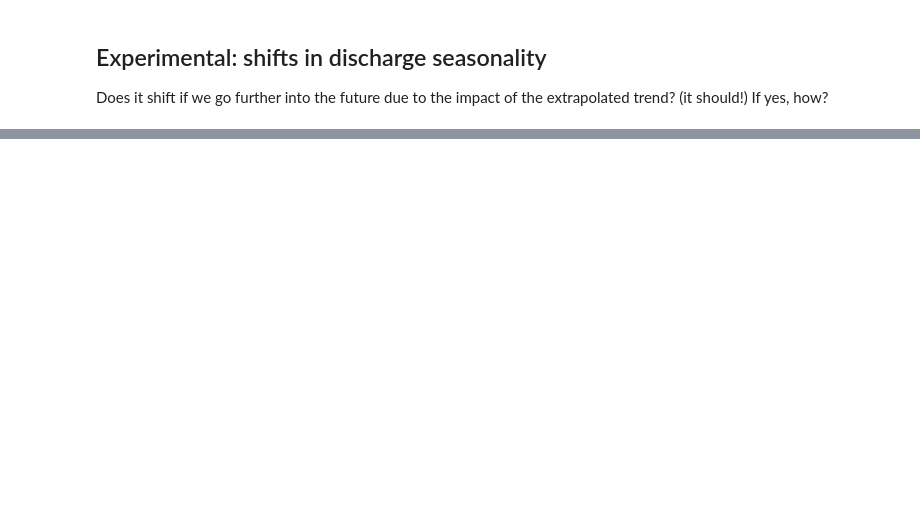
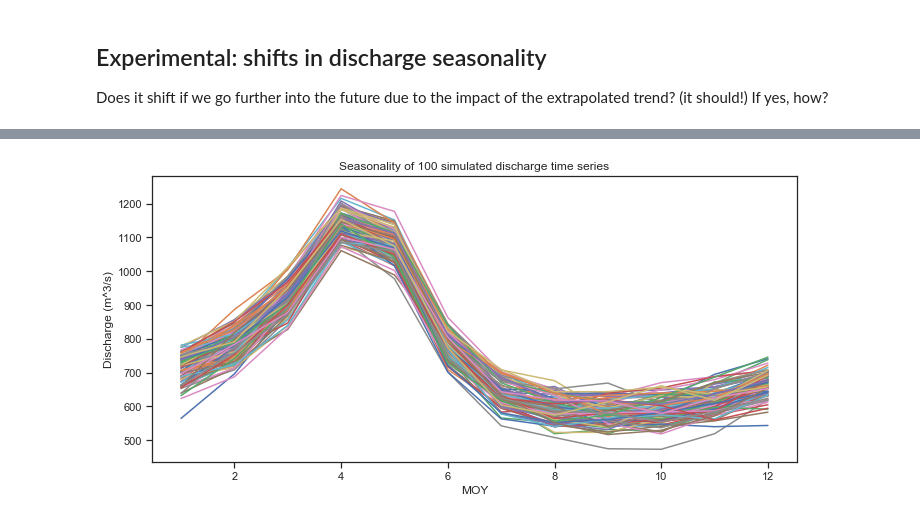
Before and after one commit to derpyninja/cciwr, a Jupyter notebook: monte_carlo_simulation.ipynb, the cells around one changed output, grey strips where cells are left out. Drawn from its saved outputs; the diff is of its cells as text; code cells hidden in the pictures; blank space fills up the shorter version.

```diff
--- a/monte_carlo_simulation.ipynb
+++ b/monte_carlo_simulation.ipynb
@@ -512,21 +153,0 @@ Name: MeanDis, dtype: float64
-# %%
-fig, ax = plt.subplots()
-
-climatology_mosul = model_mosul.extrapolation.groupby(model_mosul.extrapolation.index.month).mean()
-climatology_mosul.name = "Mosul"
-climatology_mosul = climatology_mosul.mean(axis=1)
-
-climatology_mosul_usgs = model_mosul_usgs.extrapolation.groupby(model_mosul_usgs.extrapolation.index.month).mean()
-climatology_mosul_usgs.name = "Mosul USGS"
-climatology_mosul_usgs = climatology_mosul_usgs.mean(axis=1)
-
-x = np.roll(climatology_mosul.index.values, 3)
-y = np.roll(climatology_mosul.values, 3)
-
-mosul_reordered = pd.Series(index=x, data=y)
-mosul_reordered.plot.bar()
-
-
-#climatology_ilisu = extrapolation_ilisu.groupby(extrapolation_mosul.index.month).mean()
-#climatology_ilisu.name = "Ilisu"
-#climatology_ilisu.mean(axis=1).plot(ax=ax)
@@ -609,0 +254,13 @@ plt.legend()
+# %%
+f, ax = plt.subplots()
+for n in range(1, 100):
+    ts = model_mosul_usgs_linear.extrapolation[n]
+    ts_seas = ts.groupby(ts.index.month).mean()
+    ts_seas.plot(ax=ax)
+
+ax.set_xlabel("MOY")
+ax.set_ylabel("Discharge (m^3/s)")
+ax.set_title("Seasonality of 100 simulated discharge time series")
+plt.tight_layout()
+# %% [output]
+[figure, added]
```
Also changed, not shown: parts of 31 cells of this notebook, 7 other files.
